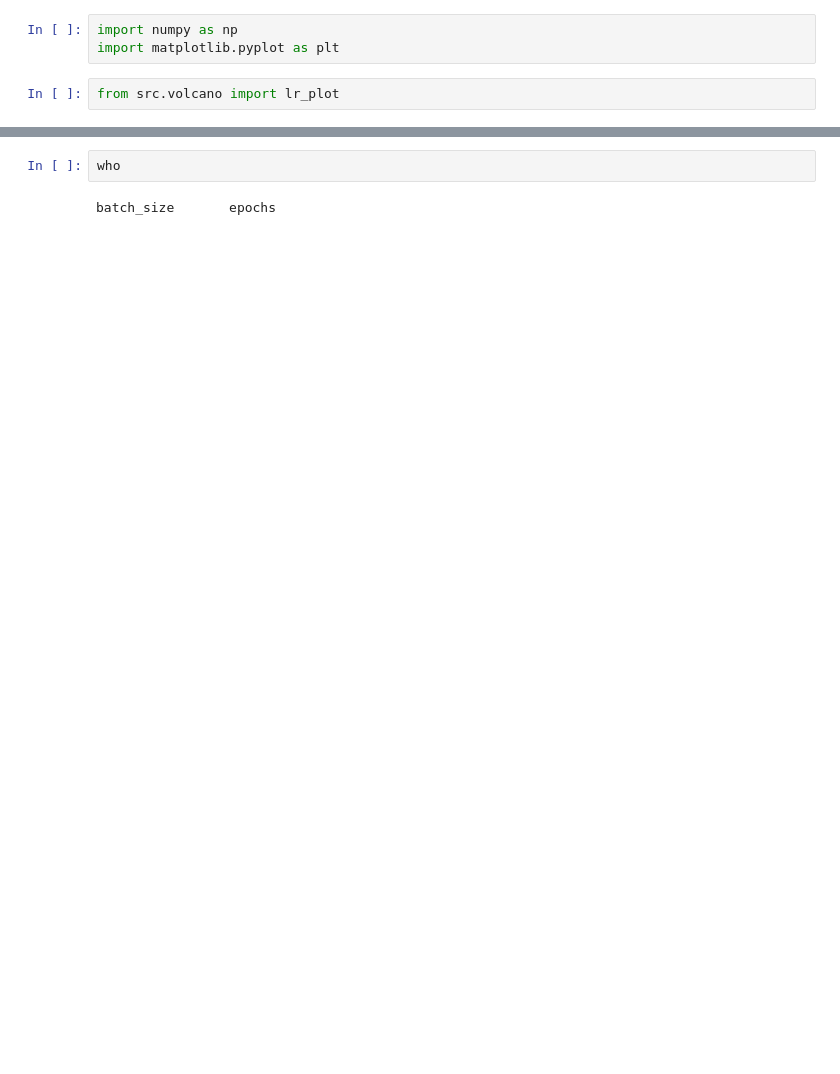
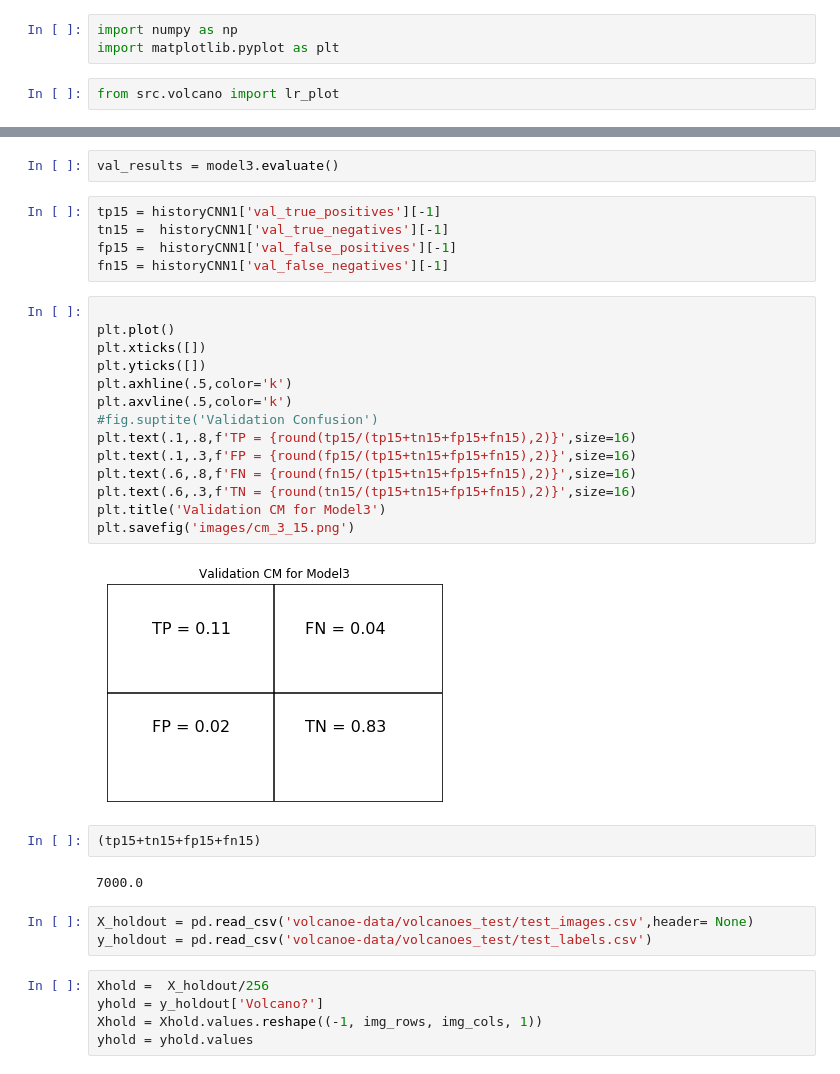
Before and after one commit to Iguanacolossus/Volcanoes-on-Venus, a Jupyter notebook: vov_nb.ipynb, the cells around one changed output, grey strips where cells are left out. Cells and saved outputs as stored; diff of their text form; blank space fills up the shorter version.

```diff
--- a/vov_nb.ipynb
+++ b/vov_nb.ipynb
@@ -264,4 +268,35 @@ Interactive namespace is empty.
-# %%
-who
-# %% [output]
-batch_size       epochs
+# %%
+val_results = model3.evaluate()
+# %%
+tp15 = historyCNN1['val_true_positives'][-1]
+tn15 =  historyCNN1['val_true_negatives'][-1]
+fp15 =  historyCNN1['val_false_positives'][-1]
+fn15 = historyCNN1['val_false_negatives'][-1]
+# %%
+
+plt.plot()
+plt.xticks([])
+plt.yticks([])
+plt.axhline(.5,color='k')
+plt.axvline(.5,color='k')
+#fig.suptite('Validation Confusion')
+plt.text(.1,.8,f'TP = {round(tp15/(tp15+tn15+fp15+fn15),2)}',size=16)
+plt.text(.1,.3,f'FP = {round(fp15/(tp15+tn15+fp15+fn15),2)}',size=16)
+plt.text(.6,.8,f'FN = {round(fn15/(tp15+tn15+fp15+fn15),2)}',size=16)
+plt.text(.6,.3,f'TN = {round(tn15/(tp15+tn15+fp15+fn15),2)}',size=16)
+plt.title('Validation CM for Model3')
+plt.savefig('images/cm_3_15.png')
+# %% [output]
+[figure, added]
+# %%
+(tp15+tn15+fp15+fn15)
+# %% [output]
+7000.0
+# %%
+X_holdout = pd.read_csv('volcanoe-data/volcanoes_test/test_images.csv',header= None)
+y_holdout = pd.read_csv('volcanoe-data/volcanoes_test/test_labels.csv')
+# %%
+Xhold =  X_holdout/256
+yhold = y_holdout['Volcano?']
+Xhold = Xhold.values.reshape((-1, img_rows, img_cols, 1))
+yhold = yhold.values
```
Also changed, not shown: parts of 23 cells of this notebook, 7 other files.
